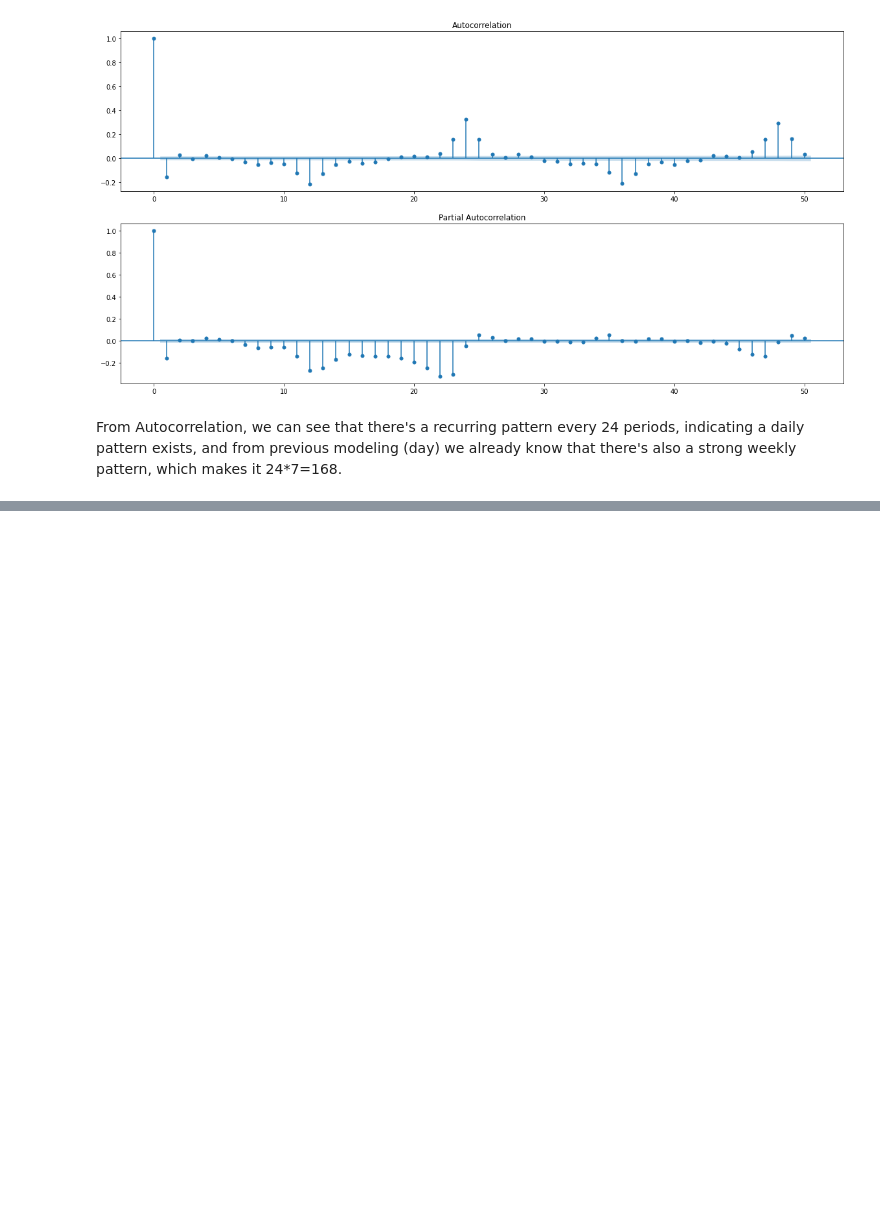
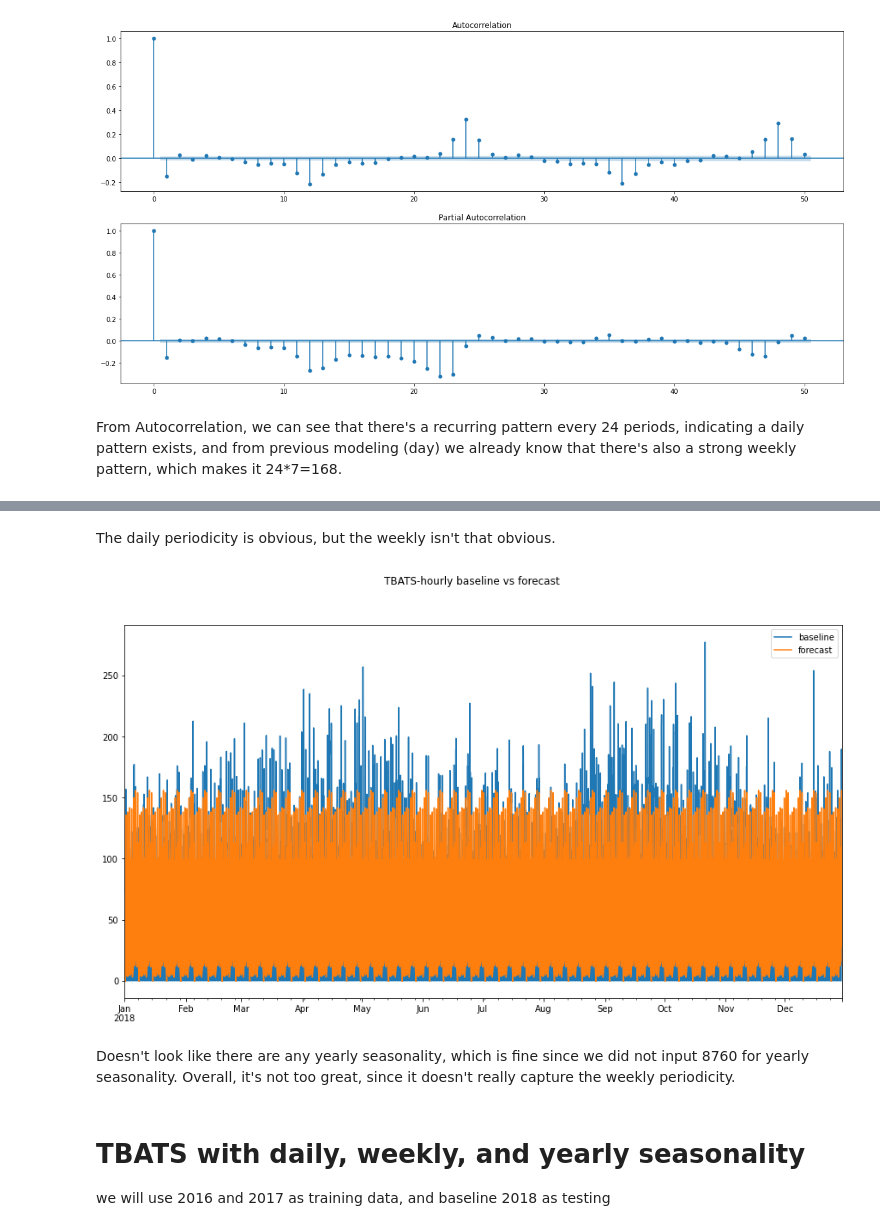
Before and after one commit to tc18fwd/SpringBoard, a Jupyter notebook: Capstone Two/Capstone 2 modeling (hour).ipynb, the cells around one changed output, grey strips where cells are left out. Saved outputs shown, nothing was run; the diff lists cells and outputs as text; code cells hidden in the pictures; blank space fills up the shorter version.

```diff
--- a/Capstone Two/Capstone 2 modeling (hour).ipynb
+++ b/Capstone Two/Capstone 2 modeling (hour).ipynb
@@ -706,7 +196,0 @@ dsdf
-# %%
-# let's tset the train and test data
-train = dsdf.sales[:24*(364+182)] # 2016~2017 leave the last 1/2 year for test (not enough memory)
-test = df3.sales[24*(364+182):] # we will need to add the seasonal before we test
-display(train.tail(1)) #check the dates
-display(test.head(1))
-test.tail(1)
@@ -814,7 +196,0 @@ exog.tail()
-# %%
-#set the train & test data, ran out of memory, so 2016 unseasoned for train 2017 for test
-train = dsdf.sales[:24*(364)]
-test = dfts2017.sales
-#set the exog
-exog_to_train = exog.iloc[:len(train)]
-exog_to_test = exog.iloc[len(train):]
@@ -877,0 +200,8 @@ AA_hourlyDS has its test date from 2017-01-02 to end of 2017, while AA-3X had la
+# %%
+# Fit the model, seasonal_periods=(24, 168) for two seasonalities, 24 for daily and 168 for weekly
+# model computation may take way too long for yearly
+tbats = TBATS(seasonal_periods=(24, 168)).fit(train)
+# %%
+# forecasts
+pred = tbats.forecast(steps=(len(test)))
+fore = tbats.forecast(steps=(len(test)+8736))
@@ -877,0 +232,16 @@ AA_hourlyDS has its test date from 2017-01-02 to end of 2017, while AA-3X had la
+# %% [markdown]
+The daily periodicity is obvious, but the weekly isn't that obvious.
+# %%
+#view the 2018 forecast
+pd.DataFrame({'baseline':baseline, 'forecast':fore[(len(test)):]}).plot(figsize=(15,8))
+plt.suptitle('TBATS-hourly baseline vs forecast')
+plt.legend(["baseline", "forecast"])
+plt.savefig('TBATS_hourly_baseline_forecast.png')
+plt.show()
+# %% [output]
+[figure, added]
+# %% [markdown]
+Doesn't look like there are any yearly seasonality, which is fine since we did not input 8760 for yearly seasonality. Overall, it's not too great, since it doesn't really capture the weekly periodicity.
+# %% [markdown]
+# TBATS with daily, weekly, and yearly seasonality
+we will use 2016 and 2017 as training data, and baseline 2018 as testing
```
Also changed, not shown: parts of 113 cells of this notebook, 1 other file.
